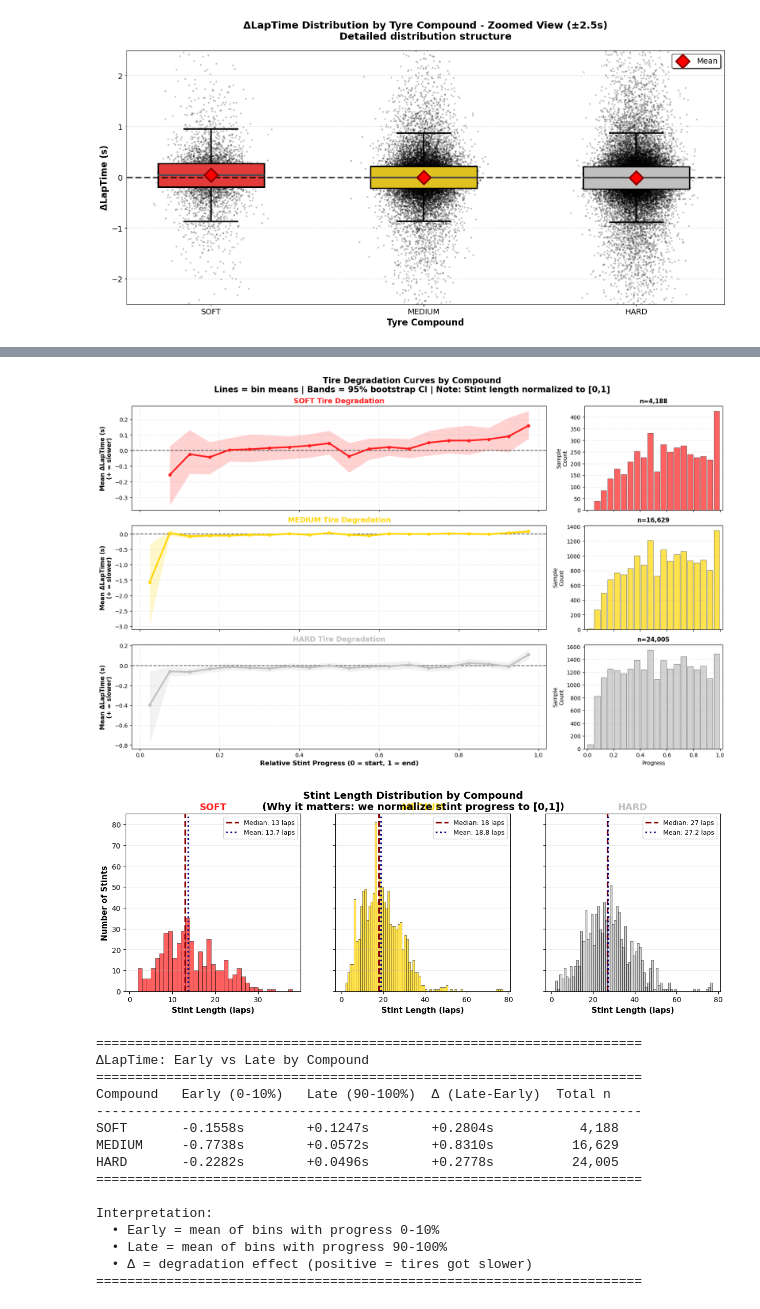
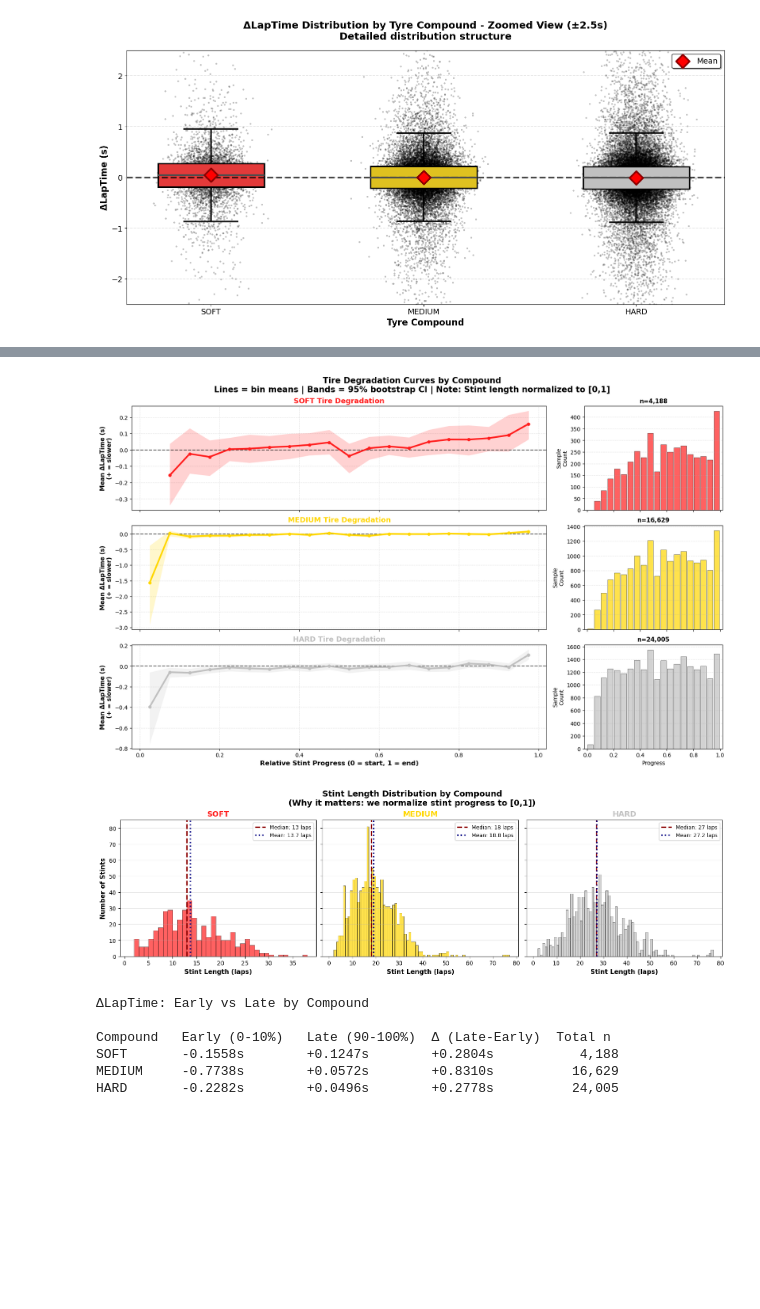
Before and after one commit to jacopo887/ADA_project_JS, a Jupyter notebook: actualstuff.ipynb, the cells around one changed output, grey strips where cells are left out. Saved outputs shown, nothing was run; the diff lists cells and outputs as text; code cells hidden in the pictures; blank space fills up the shorter version.

```diff
--- a/actualstuff.ipynb
+++ b/actualstuff.ipynb
@@ -758,8 +766,6 @@ Kept: 49,305 laps
 ✓ Saved: csv_output/Filtered_02_manual_clean.xlsx
 ✓ Saved: csv_output/Filtered_02_manual_removed.xlsx
 # %%
-import warnings
-warnings.filterwarnings('ignore', category=FutureWarning)
 
 def compute_stint_metrics(df):
     """
@@ -794,6 +800,11 @@ def compute_stint_metrics(df):
     df["rel_stint_progress"] = df["LapInStint"] / df["stint_length"]
 
     return df
+
+#Load the manually cleaned dataset for delta computation
+
+print("Loadin Filtered_02_manual_clean.xlsx")
+lap_timing_manual_clean = pd.read_excel('csv_output/Filtered_02_manual_clean.xlsx')
 
 # Apply stint metrics computation
 df = compute_stint_metrics(lap_timing_manual_clean)
@@ -1613,7 +1203,7 @@ def plot_stint_length_distribution(df):
     """
     colors = {"SOFT":"#FF1E1E", "MEDIUM":"#FFD700", "HARD":"#C0C0C0"}
     compounds = ["SOFT","MEDIUM","HARD"]
-    fig, axes = plt.subplots(1, 3, figsize=(15, 4.5), sharey=True)
+    fig, axes = plt.subplots(1, 3, figsize=(15, 4.5), sharey=True, constrained_layout=True)
 
     for ax, comp in zip(axes, compounds):
         d = df[df["Compound"] == comp]
@@ -1635,61 +1225,42 @@ def plot_stint_length_distribution(df):
     axes[0].set_ylabel("Number of Stints", fontsize=11, fontweight='bold')
     fig.suptitle("Stint Length Distribution by Compound\n(Why it matters: we normalize stint progress to [0,1])",
                  fontsize=14, fontweight='bold')
 
     plt.savefig('stint_length_distribution.png', dpi=300, bbox_inches='tight')
     plt.show()
 
-# -------------------------
-# Run the analysis
-# -------------------------
+
 
 # Build the summary once
 _bins = np.linspace(0, 1, 21)  # 20 bins, 5%-wide each
 summary = summarize_degradation(df_pairs, bins=_bins)
 
 # Figure 1: degradation curves + counts
 plot_degradation_curves(summary, bins=_bins)
 
 # Figure 2: stint-length context
 plot_stint_length_distribution(df_pairs)
 
 # Print Early vs Late summary table
-print("\n" + "="*70)
-print("ΔLapTime: Early vs Late by Compound")
-print("="*70)
-print(f"{'Compound':<10} {'Early (0-10%)':<15} {'Late (90-100%)':<15} {'Δ (Late-Early)':<15} {'Total n':<10}")
-print("-"*70)
+
+print(f"\nΔLapTime: Early vs Late by Compound")
+print(f"\n{'Compound':<10} {'Early (0-10%)':<15} {'Late (90-100%)':<15} {'Δ (Late-Early)':<15} {'Total n':<10}")
+
 
 for comp in ["SOFT", "MEDIUM", "HARD"]:
     s = summary[summary["Compound"] == comp]
     early = s.loc[s["mid"] <= 0.10, "mean"].mean()
     late = s.loc[s["mid"] >= 0.90, "mean"].mean()
     delta = (late - early) if np.isfinite(early) and np.isfinite(late) else np.nan
     n_tot = int(s["n"].sum())
 
     print(f"{comp:<10} {early:+.4f}s        {late:+.4f}s        {delta:+.4f}s        {n_tot:>8,}")
-
-print("="*70)
-print("\nInterpretation:")
-print("  • Early = mean of bins with progress 0-10%")
-print("  • Late = mean of bins with progress 90-100%")
-print("  • Δ = degradation effect (positive = tires got slower)")
-print("="*70)
 # %% [output]
 [figure]
-[figure, old version]
+[figure, new version]
-======================================================================
 ΔLapTime: Early vs Late by Compound
-======================================================================
+
 Compound   Early (0-10%)   Late (90-100%)  Δ (Late-Early)  Total n
-----------------------------------------------------------------------
 SOFT       -0.1558s        +0.1247s        +0.2804s           4,188
 MEDIUM     -0.7738s        +0.0572s        +0.8310s          16,629
 HARD       -0.2282s        +0.0496s        +0.2778s          24,005
-======================================================================
-
-Interpretation:
-  • Early = mean of bins with progress 0-10%
-  • Late = mean of bins with progress 90-100%
-  • Δ = degradation effect (positive = tires got slower)
-======================================================================
```
Also changed, not shown: parts of 13 cells of this notebook, 11 other files.
